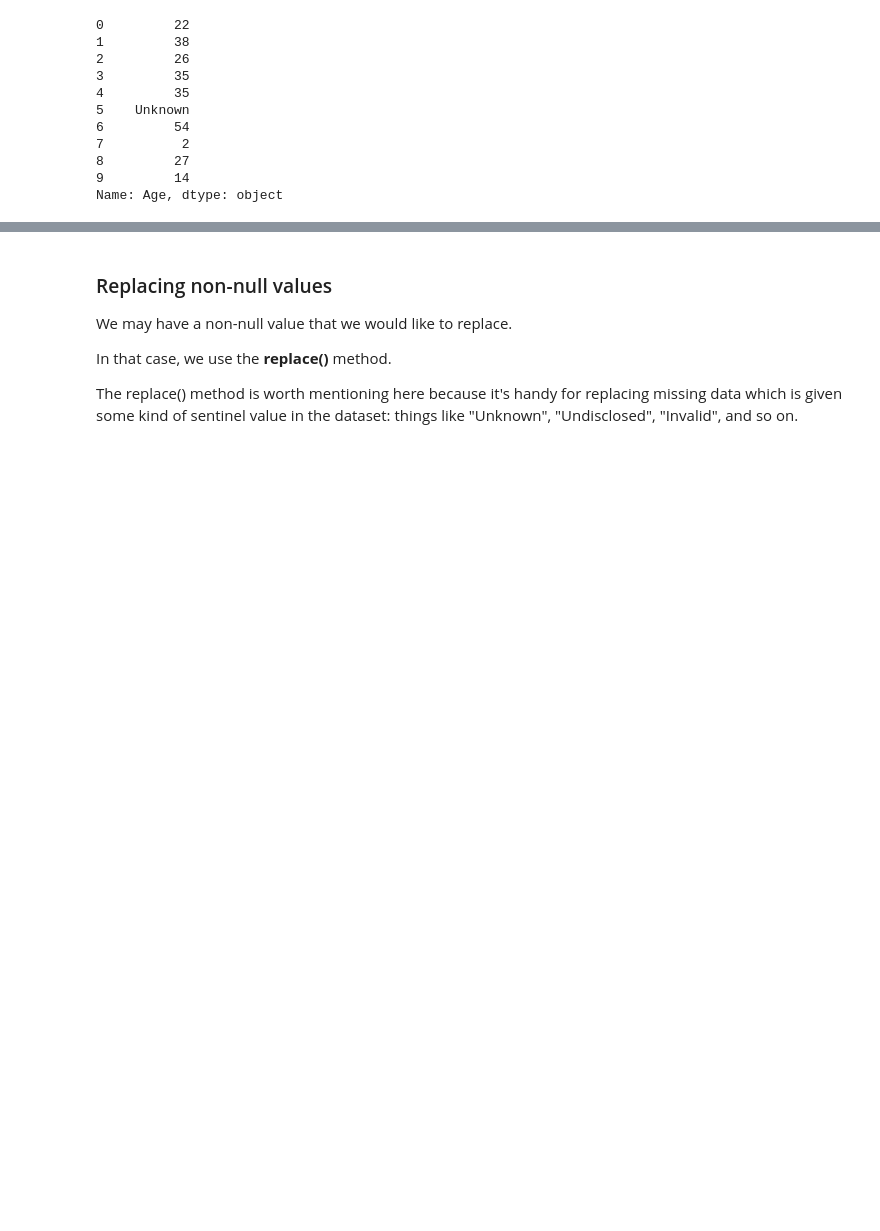
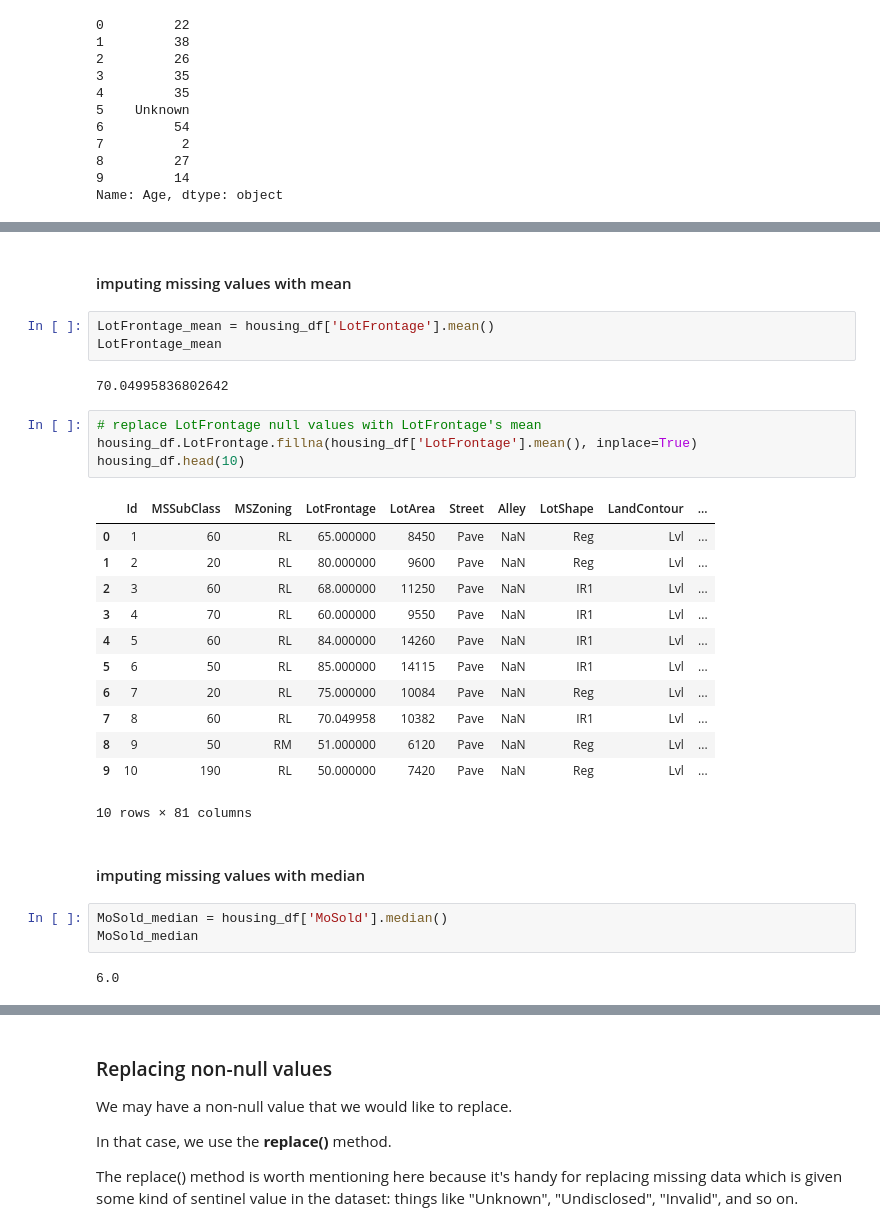
Before and after one commit to AubreyJohns/python_pandas, a Jupyter notebook: Pandas.ipynb, the cells around one changed output, grey strips where cells are left out. Drawn from its saved outputs; the diff is of its cells as text; blank space fills up the shorter version.

Commit message:
imputing missing values with mean mode and median

```diff
--- a/Pandas.ipynb
+++ b/Pandas.ipynb
@@ -1591,0 +1648,31 @@ Name: Age, dtype: object
+# %% [markdown]
+#### imputing missing values with mean
+# %%
+LotFrontage_mean = housing_df['LotFrontage'].mean()
+LotFrontage_mean
+# %% [output]
+70.04995836802642
+# %%
+# replace LotFrontage null values with LotFrontage's mean
+housing_df.LotFrontage.fillna(housing_df['LotFrontage'].mean(), inplace=True)
+housing_df.head(10)
+# %% [output]
+|  | Id | MSSubClass | MSZoning | LotFrontage | LotArea | Street | Alley | LotShape | LandContour | ... |
+| 0 | 1 | 60 | RL | 65.000000 | 8450 | Pave | NaN | Reg | Lvl | ... |
+| 1 | 2 | 20 | RL | 80.000000 | 9600 | Pave | NaN | Reg | Lvl | ... |
+| 2 | 3 | 60 | RL | 68.000000 | 11250 | Pave | NaN | IR1 | Lvl | ... |
+| 3 | 4 | 70 | RL | 60.000000 | 9550 | Pave | NaN | IR1 | Lvl | ... |
+| 4 | 5 | 60 | RL | 84.000000 | 14260 | Pave | NaN | IR1 | Lvl | ... |
+| 5 | 6 | 50 | RL | 85.000000 | 14115 | Pave | NaN | IR1 | Lvl | ... |
+| 6 | 7 | 20 | RL | 75.000000 | 10084 | Pave | NaN | Reg | Lvl | ... |
+| 7 | 8 | 60 | RL | 70.049958 | 10382 | Pave | NaN | IR1 | Lvl | ... |
+| 8 | 9 | 50 | RM | 51.000000 | 6120 | Pave | NaN | Reg | Lvl | ... |
+| 9 | 10 | 190 | RL | 50.000000 | 7420 | Pave | NaN | Reg | Lvl | ... |
+10 rows × 81 columns
+# %% [markdown]
+#### imputing missing values with median
+# %%
+MoSold_median = housing_df['MoSold'].median()
+MoSold_median
+# %% [output]
+6.0
```
Also changed, not shown: parts of 8 cells of this notebook, 2 other files.
